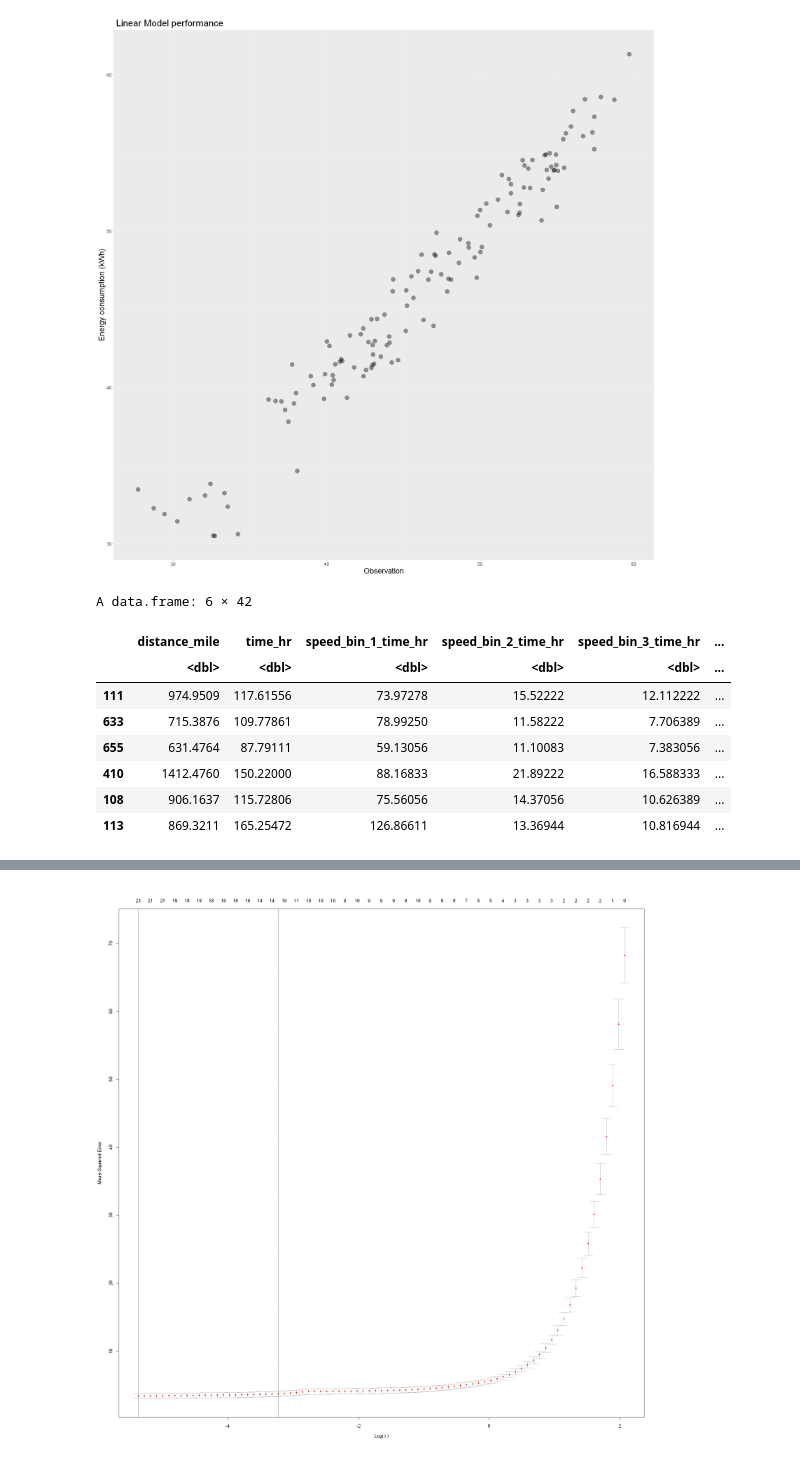
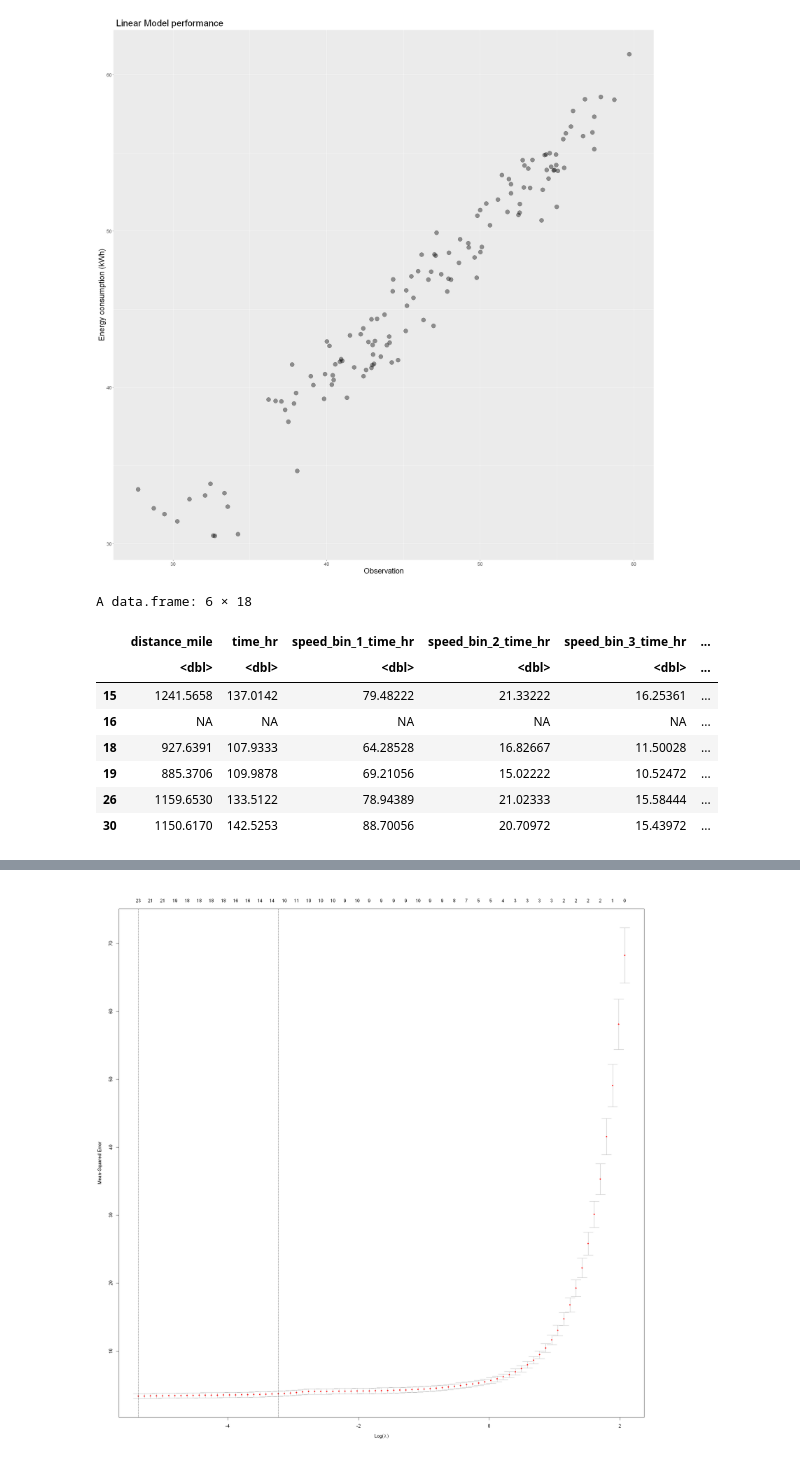
Before and after one commit to narslab/treem, a Jupyter notebook: bin/jupyter/energy-system-model-estimation.ipynb, the cells around one changed output, grey strips where cells are left out. Cells and saved outputs as stored; diff of their text form; code cells hidden in the pictures.

Commit message:
Update lasso regression and figures

```diff
--- a/bin/jupyter/energy-system-model-estimation.ipynb
+++ b/bin/jupyter/energy-system-model-estimation.ipynb
@@ -235,14 +241,14 @@ Warning message:
 "Removed 11 rows containing missing values (geom_point)."
 [figure]
 # %%
-head(dfh_train_lasso)
+head(dfh_test)
 # %% [output]
-A data.frame: 6 × 42
+A data.frame: 6 × 18
 |  | distance_mile | time_hr | speed_bin_1_time_hr | speed_bin_2_time_hr | speed_bin_3_time_hr | ... |
 |  | <dbl> | <dbl> | <dbl> | <dbl> | <dbl> | ... |
-| 111 | 974.9509 | 117.61556 | 73.97278 | 15.52222 | 12.112222 | ... |
-| 633 | 715.3876 | 109.77861 | 78.99250 | 11.58222 | 7.706389 | ... |
-| 655 | 631.4764 | 87.79111 | 59.13056 | 11.10083 | 7.383056 | ... |
-| 410 | 1412.4760 | 150.22000 | 88.16833 | 21.89222 | 16.588333 | ... |
-| 108 | 906.1637 | 115.72806 | 75.56056 | 14.37056 | 10.626389 | ... |
-| 113 | 869.3211 | 165.25472 | 126.86611 | 13.36944 | 10.816944 | ... |
+| 15 | 1241.5658 | 137.0142 | 79.48222 | 21.33222 | 16.25361 | ... |
+| 16 | NA | NA | NA | NA | NA | ... |
+| 18 | 927.6391 | 107.9333 | 64.28528 | 16.82667 | 11.50028 | ... |
+| 19 | 885.3706 | 109.9878 | 69.21056 | 15.02222 | 10.52472 | ... |
+| 26 | 1159.6530 | 133.5122 | 78.94389 | 21.02333 | 15.58444 | ... |
+| 30 | 1150.6170 | 142.5253 | 88.70056 | 20.70972 | 15.43972 | ... |
```
Also changed, not shown: parts of 17 cells of this notebook, 3 other files.
